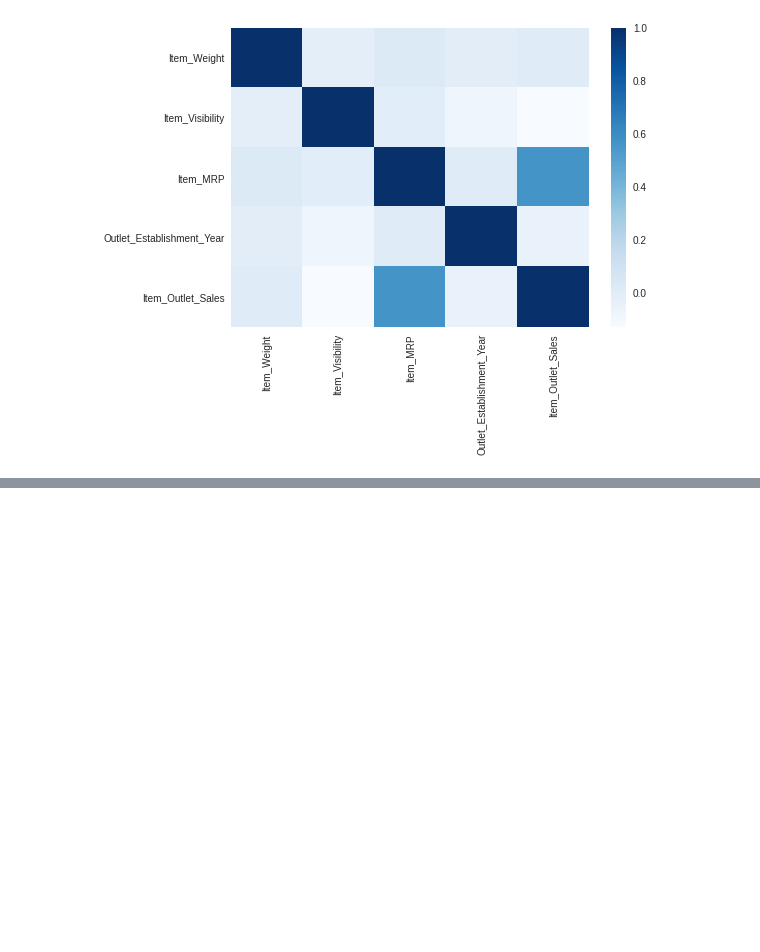
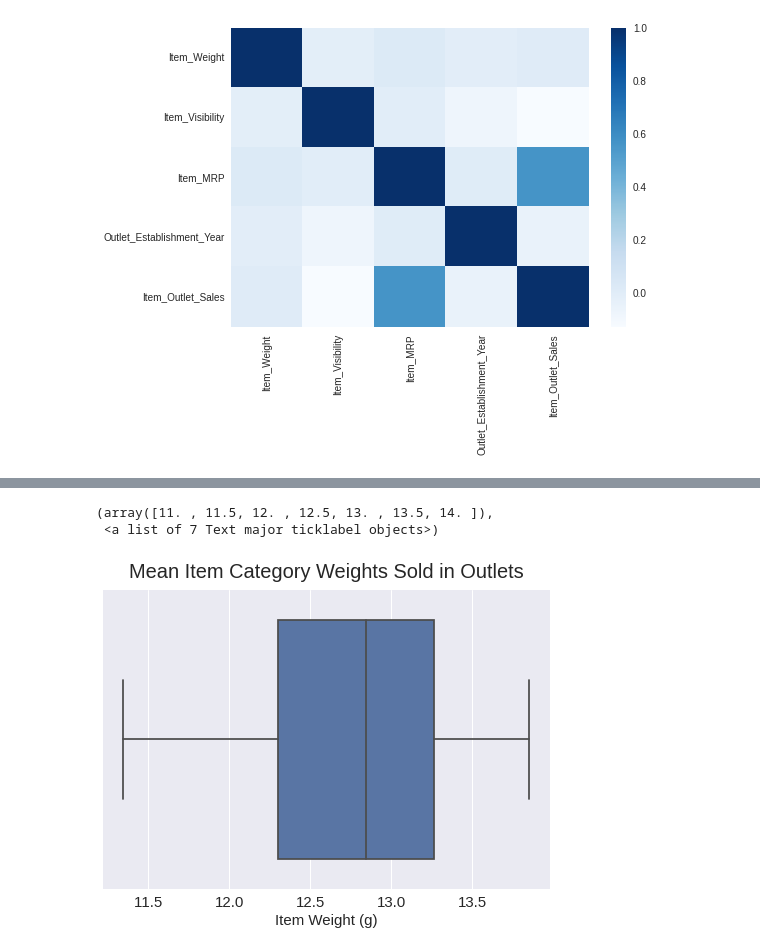
Before and after one commit to ialkamal/food-sales-predictions, a Jupyter notebook: food_sales_predictions.ipynb, the cells around one changed output, grey strips where cells are left out. Saved outputs shown, nothing was run; the diff lists cells and outputs as text; code cells hidden in the pictures; blank space fills up the shorter version.

```diff
--- a/food_sales_predictions.ipynb
+++ b/food_sales_predictions.ipynb
@@ -435,0 +481,3 @@ sns.heatmap(corr,cmap="Blues")
+# %%
+iw = sales_ds.groupby(['Item_Type'])[['Item_Weight']].mean()
+iw
@@ -435,0 +503,9 @@ sns.heatmap(corr,cmap="Blues")
+# %%
+sns.boxplot(x=iw['Item_Weight'])
+plt.title("Mean Item Category Weights Sold in Outlets",size=20,y=1.02)
+plt.xlabel("Item Weight (g)",size=15)
+plt.xticks(fontsize=15)
+# %% [output]
+(array([11. , 11.5, 12. , 12.5, 13. , 13.5, 14. ]),
+ <a list of 7 Text major ticklabel objects>)
+[figure, added]
```
Also changed, not shown: parts of 6 cells of this notebook.
